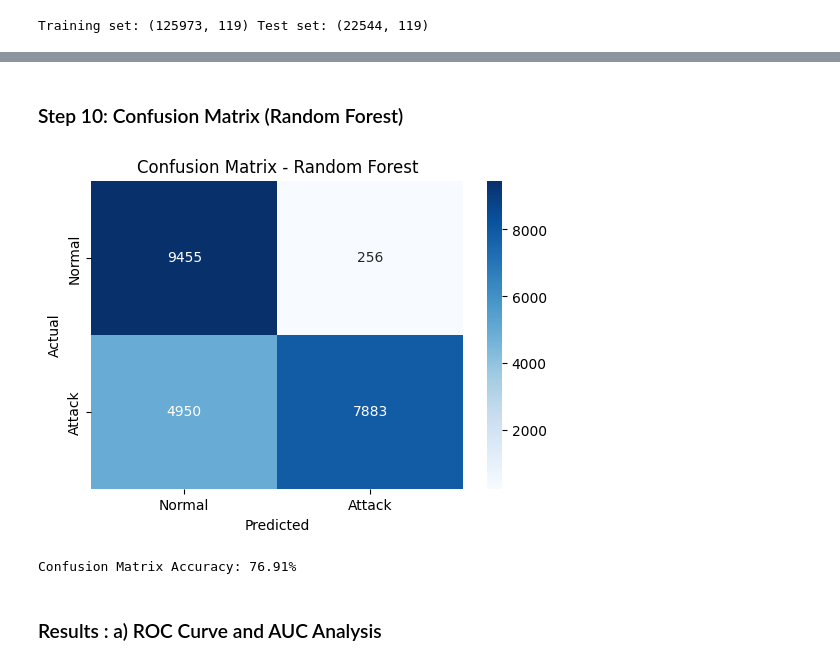
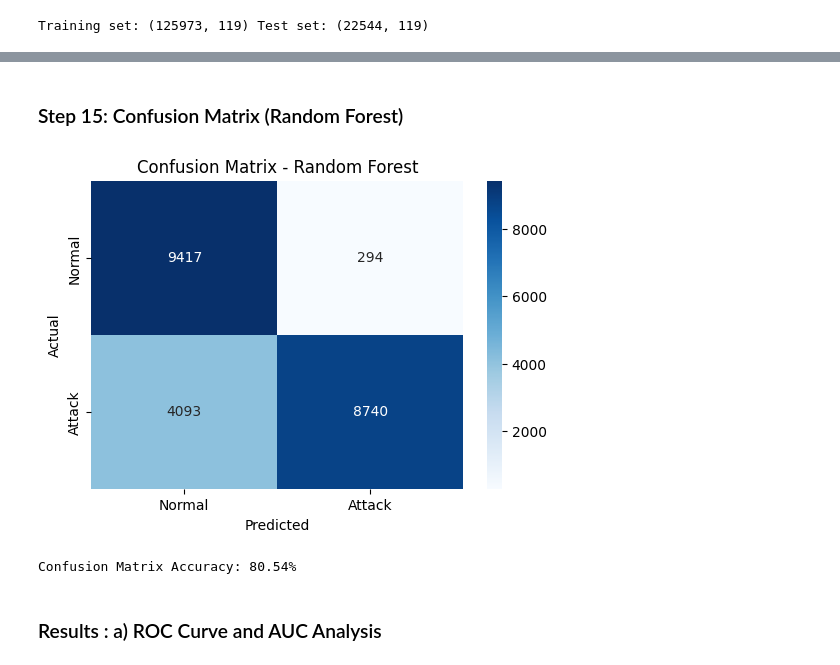
Before and after one commit to SpringBoardMentor193s/SentinelNet, a Jupyter notebook: notebooks/nslkdd_mode_train.ipynb, the cells around one changed output, grey strips where cells are left out. Cells and saved outputs as stored; diff of their text form; code cells hidden in the pictures.

```diff
--- a/notebooks/nslkdd_mode_train.ipynb
+++ b/notebooks/nslkdd_mode_train.ipynb
@@ -205,0 +214,6 @@ Training set: (125973, 119) Test set: (22544, 119)
+# %%
+corr_matrix = X_train.corr().abs()
+upper = corr_matrix.where(np.triu(np.ones(corr_matrix.shape), k=1).astype(bool))
+to_drop = [col for col in upper.columns if any(upper[col] > 0.95)]
+X_train_reduced = X_train.drop(columns=to_drop)
+X_test_reduced = X_test.drop(columns=to_drop)
@@ -205,0 +222,4 @@ Training set: (125973, 119) Test set: (22544, 119)
+# %%
+pca = PCA(n_components=15, random_state=42)
+X_train_pca = pca.fit_transform(X_train_reduced)
+X_test_pca = pca.transform(X_test_reduced)
@@ -205,0 +228,4 @@ Training set: (125973, 119) Test set: (22544, 119)
+# %%
+pt = PowerTransformer(method='yeo-johnson')
+X_train_power = pt.fit_transform(X_train_pca)
+X_test_power = pt.transform(X_test_pca)
@@ -205,0 +234,7 @@ Training set: (125973, 119) Test set: (22544, 119)
+# %%
+kmeans = KMeans(n_clusters=5, random_state=42)
+train_clusters = kmeans.fit_predict(X_train_power)
+test_clusters = kmeans.predict(X_test_power)
+
+X_train_power = np.concatenate([X_train_power, train_clusters.reshape(-1,1)], axis=1)
+X_test_power = np.concatenate([X_test_power, test_clusters.reshape(-1,1)], axis=1)
@@ -271,27 +311,27 @@ plt.show()
 # %% [markdown]
-<h3> Step 10: Confusion Matrix (Random Forest)</h3>
+<h3> Step 15: Confusion Matrix (Random Forest)</h3>
 # %%
 from sklearn.metrics import confusion_matrix
 
 best_model = models['Random Forest']
-y_pred = best_model.predict(X_test)
+y_pred = best_model.predict(X_test_power)
 
 cm = confusion_matrix(y_test, y_pred)
 
 plt.figure(figsize=(6,4))
 sns.heatmap(cm, annot=True, fmt='d', cmap='Blues',
             xticklabels=['Normal', 'Attack'],
             yticklabels=['Normal', 'Attack'])
 plt.title('Confusion Matrix - Random Forest')
 plt.xlabel('Predicted')
 plt.ylabel('Actual')
 plt.show()
 
 accuracy_from_cm = (cm[0,0] + cm[1,1]) / cm.sum()
 print(f"Confusion Matrix Accuracy: {accuracy_from_cm * 100:.2f}%")
 # %% [output]
-[figure, old version]
+[figure, new version]
-Confusion Matrix Accuracy: 76.91%
+Confusion Matrix Accuracy: 80.54%
 # %% [markdown]
 <h3> Results : a) ROC Curve and AUC Analysis </h3>
 # %%
```
Also changed, not shown: parts of 13 cells of this notebook, 6 other files.
